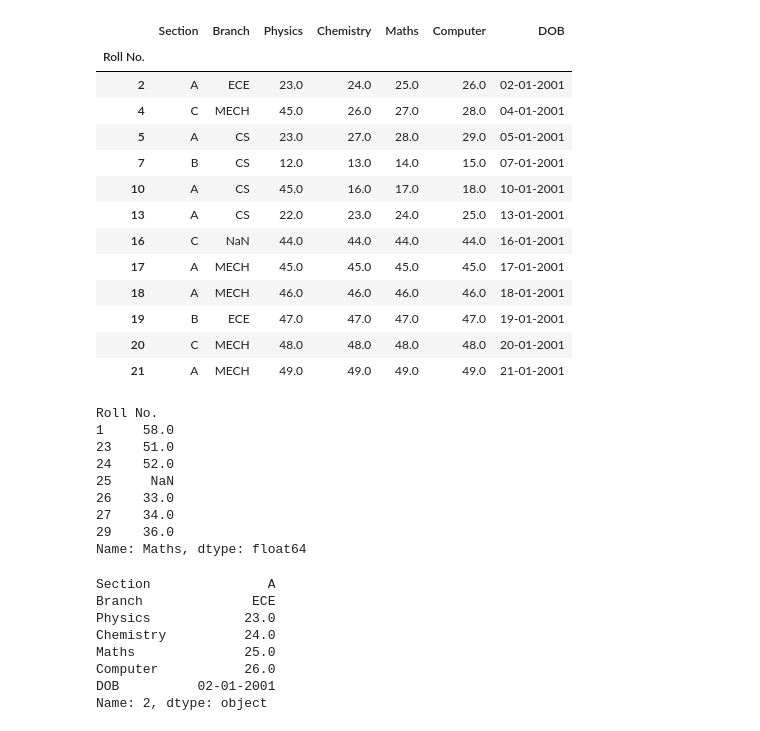
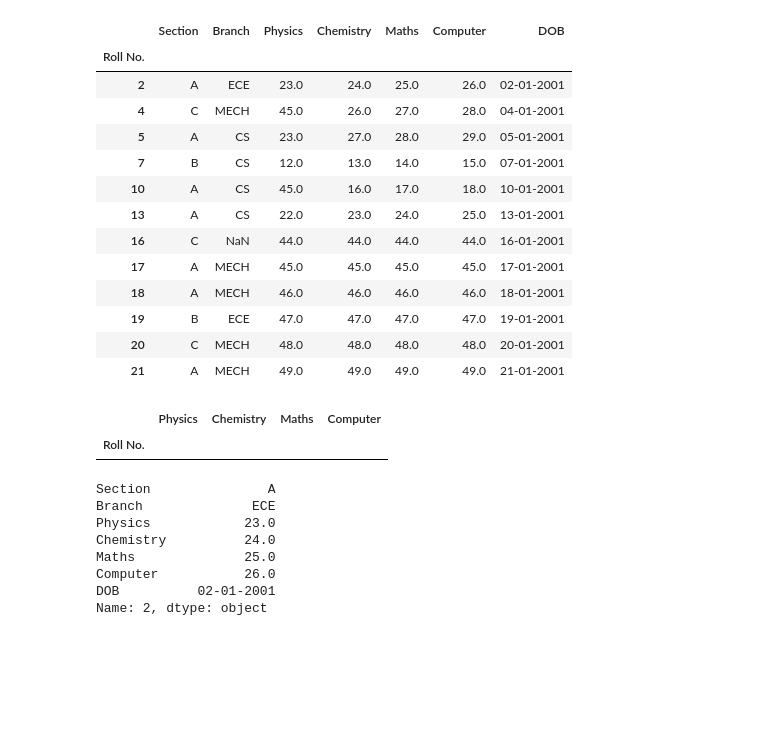
Before and after one commit to Siddhartha-Singhal/python-data-science, a Jupyter notebook: Analysis/Pandas.ipynb, the cells around one changed output. Saved outputs shown, nothing was run; the diff lists cells and outputs as text; code cells hidden in the pictures; blank space fills up the shorter version.

```diff
--- a/Analysis/Pandas.ipynb
+++ b/Analysis/Pandas.ipynb
@@ -1440,17 +1454,10 @@ df.loc[df['Physics'] < 50]
 | 20 | C | MECH | 48.0 | 48.0 | 48.0 | 48.0 | 20-01-2001 |
 | 21 | A | MECH | 49.0 | 49.0 | 49.0 | 49.0 | 21-01-2001 |
 # %%
-df.loc[df['Computer'] > 50]['Maths']
+df.loc[(df['Computer'] > 50) & (df['Physics'] < 50)]
 # %% [output]
-Roll No.
-1     58.0
-23    51.0
-24    52.0
-25     NaN
-26    33.0
-27    34.0
-29    36.0
-Name: Maths, dtype: float64
+|  | Physics | Chemistry | Maths | Computer |
+| Roll No. |  |  |  |  |
 # %%
 df.iloc[1]
 # %% [output]
```
Also changed, not shown: parts of 2 cells of this notebook, 6 other files.
